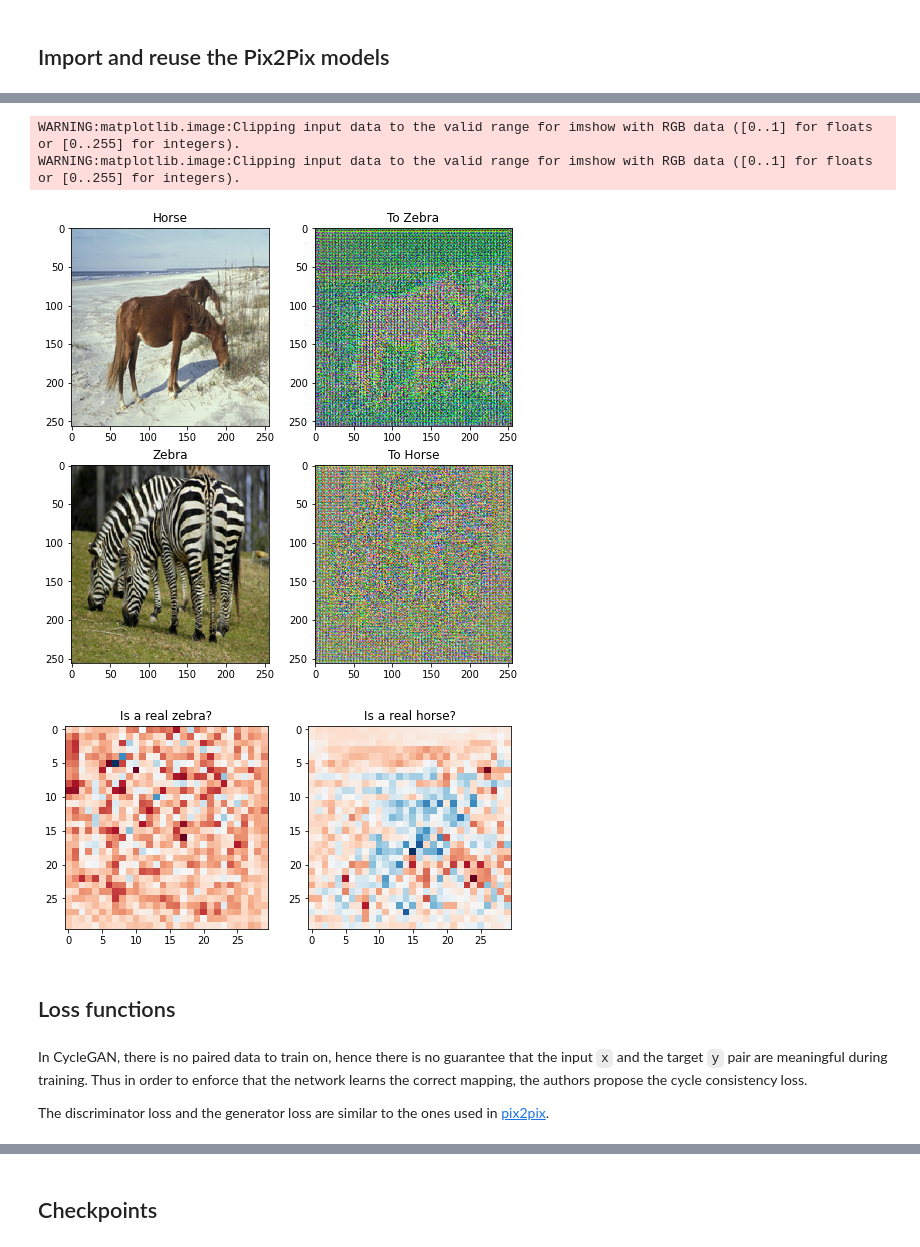
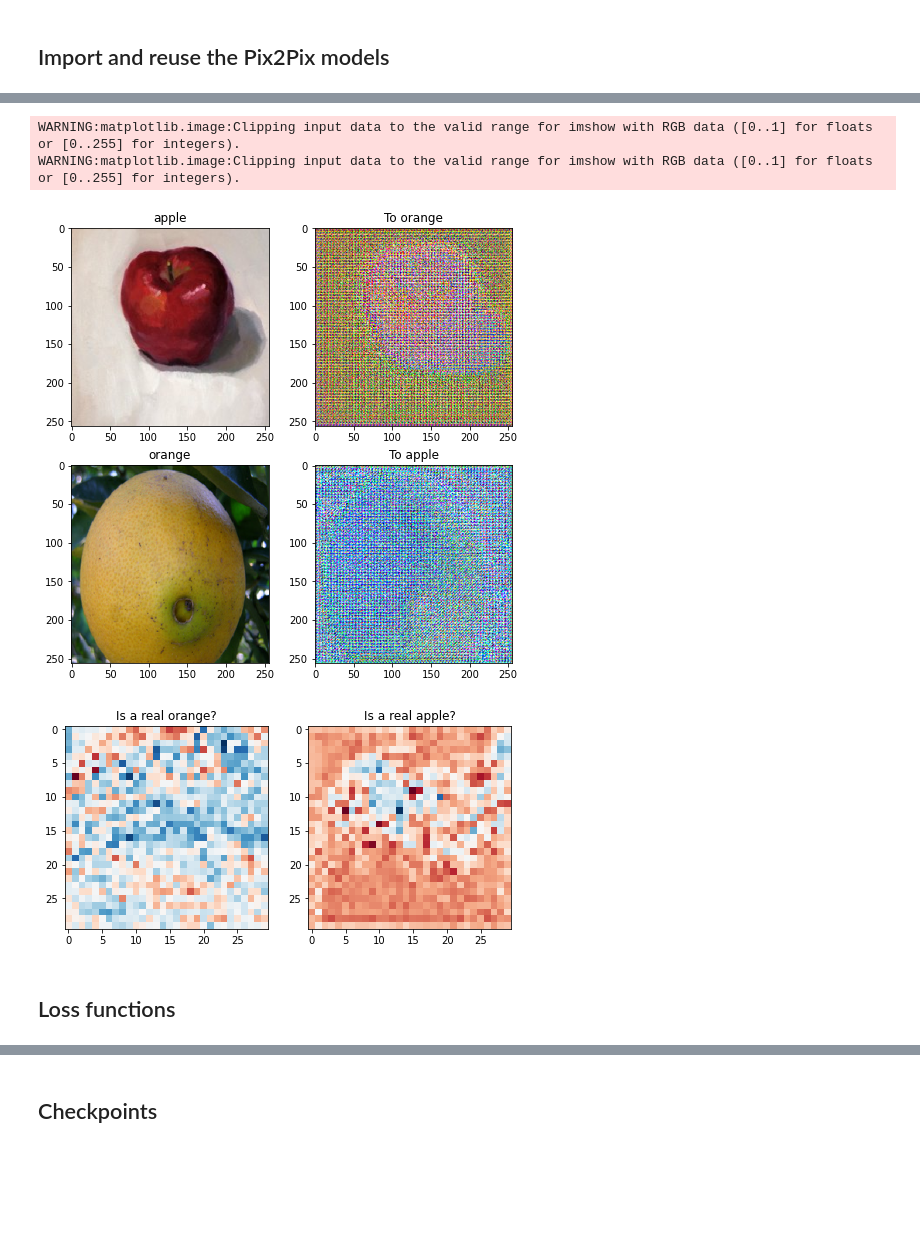
Before and after one commit to dakyommii/python, a Jupyter notebook: cyclegan.ipynb, the cells around one changed output, grey strips where cells are left out. Cells and saved outputs as stored; diff of their text form; code cells hidden in the pictures; blank space fills up the shorter version.

```diff
--- a/cyclegan.ipynb
+++ b/cyclegan.ipynb
@@ -48,6 +36,6 @@ This is similar to what was done in [pix2pix](https://www.tensorflow.org/tutoria
 # %%
-dataset, metadata = tfds.load('cycle_gan/horse2zebra',
+dataset, metadata = tfds.load('cycle_gan/apple2orange',
                               with_info=True, as_supervised=True)
 
-train_horses, train_zebras = dataset['trainA'], dataset['trainB']
-test_horses, test_zebras = dataset['testA'], dataset['testB']
+train_apple, train_orange = dataset['trainA'], dataset['trainB']
+test_apple, test_orange = dataset['testA'], dataset['testB']
@@ -99,22 +79,22 @@ def preprocess_image_test(image, label):
   image = normalize(image)
   return image
 # %%
-train_horses = train_horses.cache().map(
+train_apple = train_apple.cache().map(
     preprocess_image_train, num_parallel_calls=AUTOTUNE).shuffle(
     BUFFER_SIZE).batch(BATCH_SIZE)
 
-train_zebras = train_zebras.cache().map(
+train_orange = train_orange.cache().map(
     preprocess_image_train, num_parallel_calls=AUTOTUNE).shuffle(
     BUFFER_SIZE).batch(BATCH_SIZE)
 
-test_horses = test_horses.map(
+test_apple = test_apple.map(
     preprocess_image_test, num_parallel_calls=AUTOTUNE).cache().shuffle(
     BUFFER_SIZE).batch(BATCH_SIZE)
 
-test_zebras = test_zebras.map(
+test_orange = test_orange.map(
     preprocess_image_test, num_parallel_calls=AUTOTUNE).cache().shuffle(
     BUFFER_SIZE).batch(BATCH_SIZE)
 # %%
-sample_horse = next(iter(train_horses))
-sample_zebra = next(iter(train_zebras))
+sample_apple = next(iter(train_apple))
+sample_orange = next(iter(train_orange))
 # %%
@@ -166,13 +146,13 @@ generator_f = pix2pix.unet_generator(OUTPUT_CHANNELS, norm_type='instancenorm')
 discriminator_x = pix2pix.discriminator(norm_type='instancenorm', target=False)
 discriminator_y = pix2pix.discriminator(norm_type='instancenorm', target=False)
 # %%
-to_zebra = generator_g(sample_horse)
-to_horse = generator_f(sample_zebra)
+to_orange = generator_g(sample_apple)
+to_apple = generator_f(sample_orange)
 plt.figure(figsize=(8, 8))
 contrast = 8
 
-imgs = [sample_horse, to_zebra, sample_zebra, to_horse]
-title = ['Horse', 'To Zebra', 'Zebra', 'To Horse']
+imgs = [sample_apple, to_orange, sample_orange, to_apple]
+title = ['apple', 'To orange', 'orange', 'To apple']
 
 for i in range(len(imgs)):
   plt.subplot(2, 2, i+1)
@@ -185,27 +165,23 @@ plt.show()
 # %% [output]
 WARNING:matplotlib.image:Clipping input data to the valid range for imshow with RGB data ([0..1] for floats or [0..255] for integers).
 WARNING:matplotlib.image:Clipping input data to the valid range for imshow with RGB data ([0..1] for floats or [0..255] for integers).
-[figure, old version]
+[figure, new version]
 # %%
 plt.figure(figsize=(8, 8))
 
 plt.subplot(121)
-plt.title('Is a real zebra?')
-plt.imshow(discriminator_y(sample_zebra)[0, ..., -1], cmap='RdBu_r')
+plt.title('Is a real orange?')
+plt.imshow(discriminator_y(sample_orange)[0, ..., -1], cmap='RdBu_r')
 
 plt.subplot(122)
-plt.title('Is a real horse?')
-plt.imshow(discriminator_x(sample_horse)[0, ..., -1], cmap='RdBu_r')
+plt.title('Is a real apple?')
+plt.imshow(discriminator_x(sample_apple)[0, ..., -1], cmap='RdBu_r')
 
 plt.show()
 # %% [output]
-[figure, old version]
+[figure, new version]
 # %% [markdown]
 ## Loss functions
-# %% [markdown]
-In CycleGAN, there is no paired data to train on, hence there is no guarantee that the input `x` and the target `y` pair are meaningful during training. Thus in order to enforce that the network learns the correct mapping, the authors propose the cycle consistency loss.
-
-The discriminator loss and the generator loss are similar to the ones used in [pix2pix](https://www.tensorflow.org/tutorials/generative/pix2pix#build_the_generator).
 # %%
 LAMBDA = 10
 # %%
```
Also changed, not shown: parts of 26 cells of this notebook.
